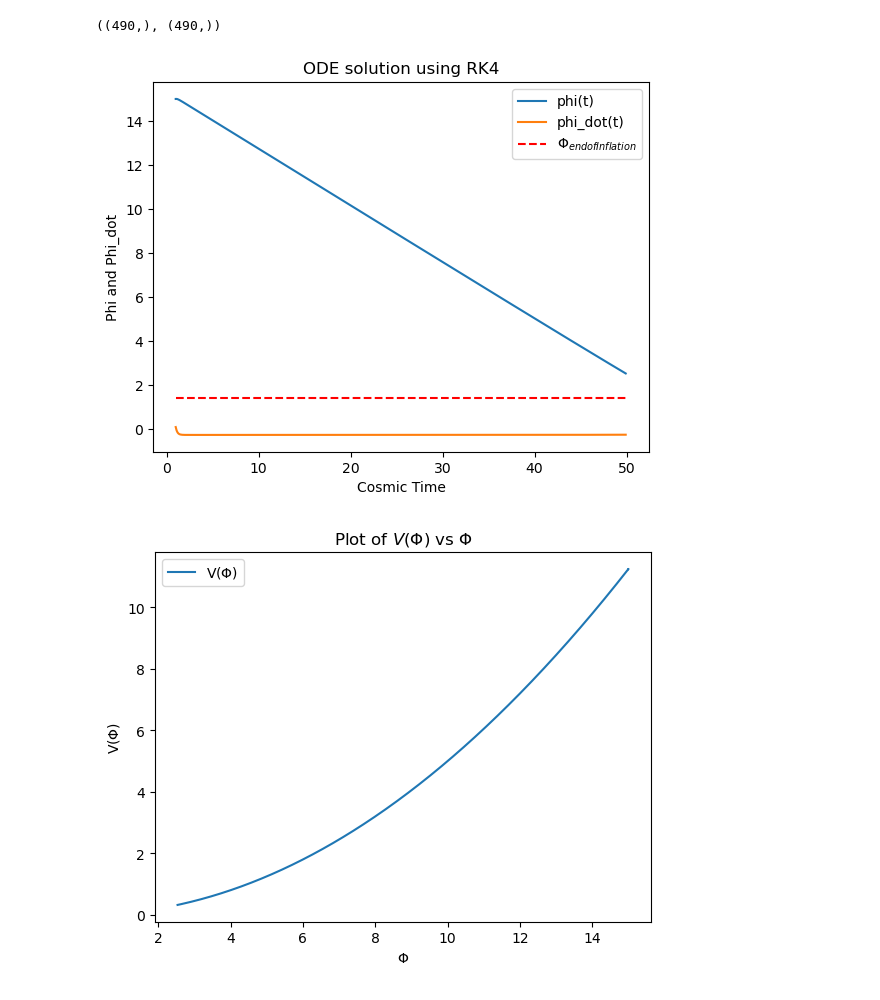
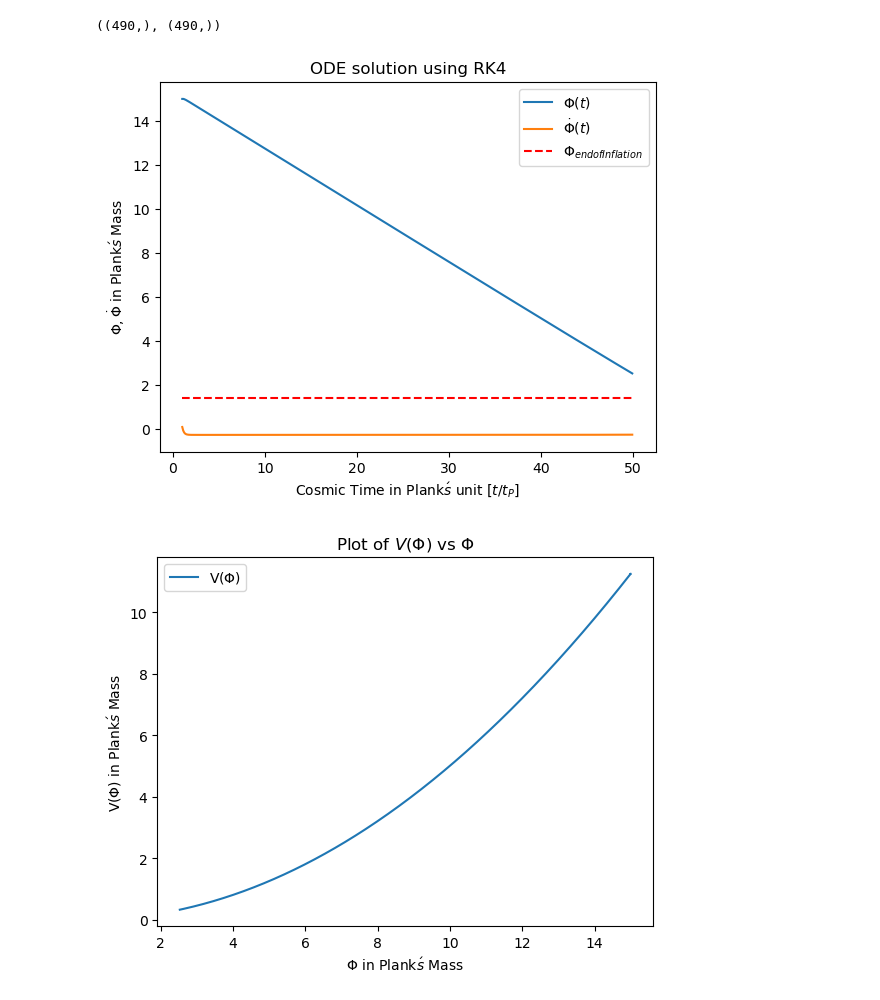
Before and after one commit to GenovaCosmology/AstroCosmoComputational, a Jupyter notebook: Students/Gabriele_Russo/CosmicStructures/Week4/ex5.ipynb, the cells around one changed output. Saved outputs shown, nothing was run; the diff lists cells and outputs as text; code cells hidden in the pictures.

```diff
--- a/Students/Gabriele_Russo/CosmicStructures/Week4/ex5.ipynb
+++ b/Students/Gabriele_Russo/CosmicStructures/Week4/ex5.ipynb
@@ -136,25 +136,25 @@ time.shape, phi.shape
 # %%
 # Result plot
 phi_end =np.sqrt(2)
-plt.plot(time, phi, label='phi(t)')
-plt.plot(time, phi_dot, label='phi_dot(t)')
+plt.plot(time, phi, label=r'$\Phi(t)$')
+plt.plot(time, phi_dot, label=r'$\dot{\Phi}(t)$')
 plt.hlines(phi_end, t0, tf, colors='r', linestyles='dashed', label=r'$\Phi_{end of Inflation}$')
-plt.xlabel('Cosmic Time')
-plt.ylabel('Phi and Phi_dot')
+plt.xlabel(r'Cosmic Time in Plank$\'s$ unit $[t/t_P]$')
+plt.ylabel(r'$\Phi, \dot{\Phi}$ in Plank$\'s$ Mass')
 plt.title('ODE solution using RK4')
 plt.legend(loc='best')
 plt.grid(False)
 plt.show()
 # %% [output]
-[figure, old version]
+[figure, new version]
 # %%
 # Compute V(phi)
 V = m * phi**2 / 2
 
 # Plot V(phi) vs phi
-plt.plot(phi, V, label='V($\Phi$)')
-plt.xlabel('$\Phi$')
-plt.ylabel('V($\Phi$)')
+plt.plot(phi, V, label=r'V($\Phi$)')
+plt.xlabel(r'$\Phi$ in Plank$\'s$ Mass')
+plt.ylabel(r'V($\Phi$) in Plank$\'s$ Mass')
 plt.title('Plot of $V(\Phi)$ vs $\Phi$')
 plt.legend()
 # Reverse the x-axis
@@ -162,7 +162,7 @@ plt.legend()
 plt.grid(False)
 plt.show()
 # %% [output]
-[figure, old version]
+[figure, new version]
 # %%
 # Compute Phi_dot
 # Plot Phi_dot vs time
```
Also changed, not shown: parts of 10 cells of this notebook, 1 other file.
